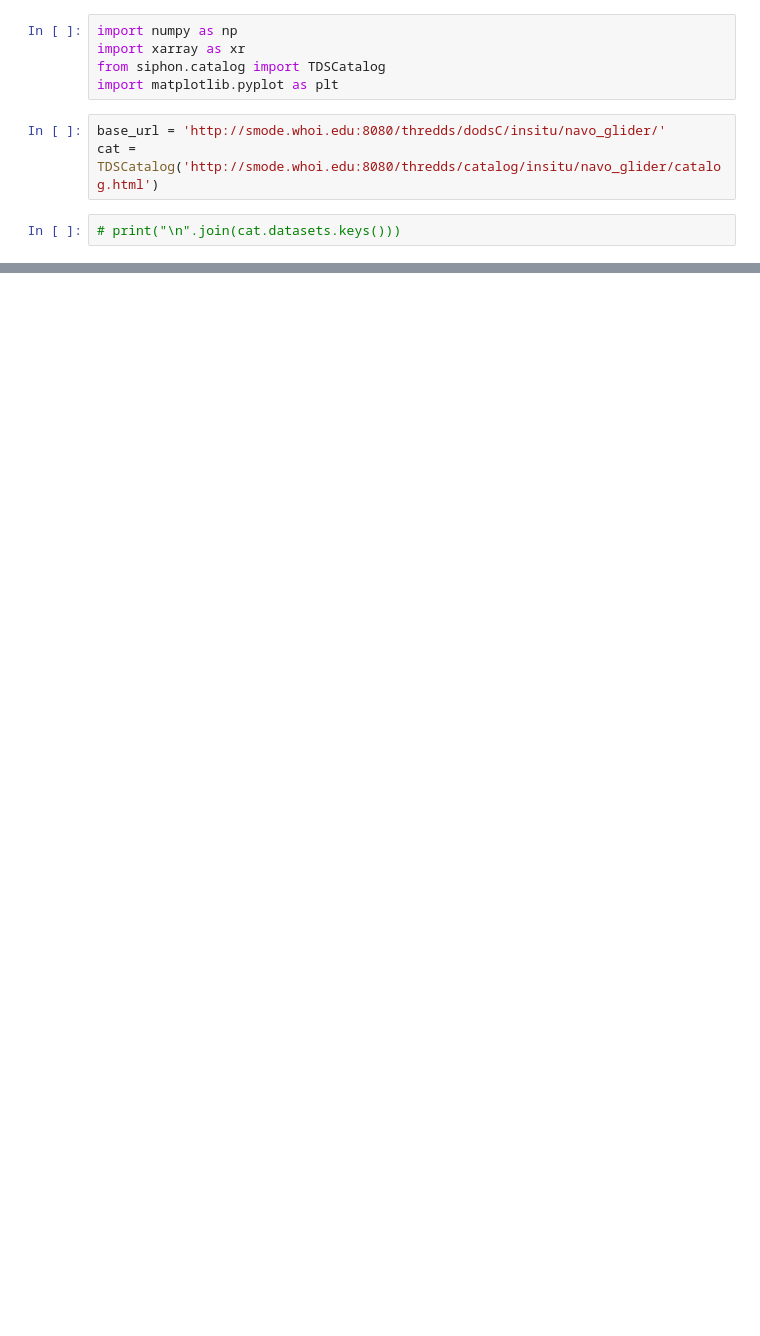
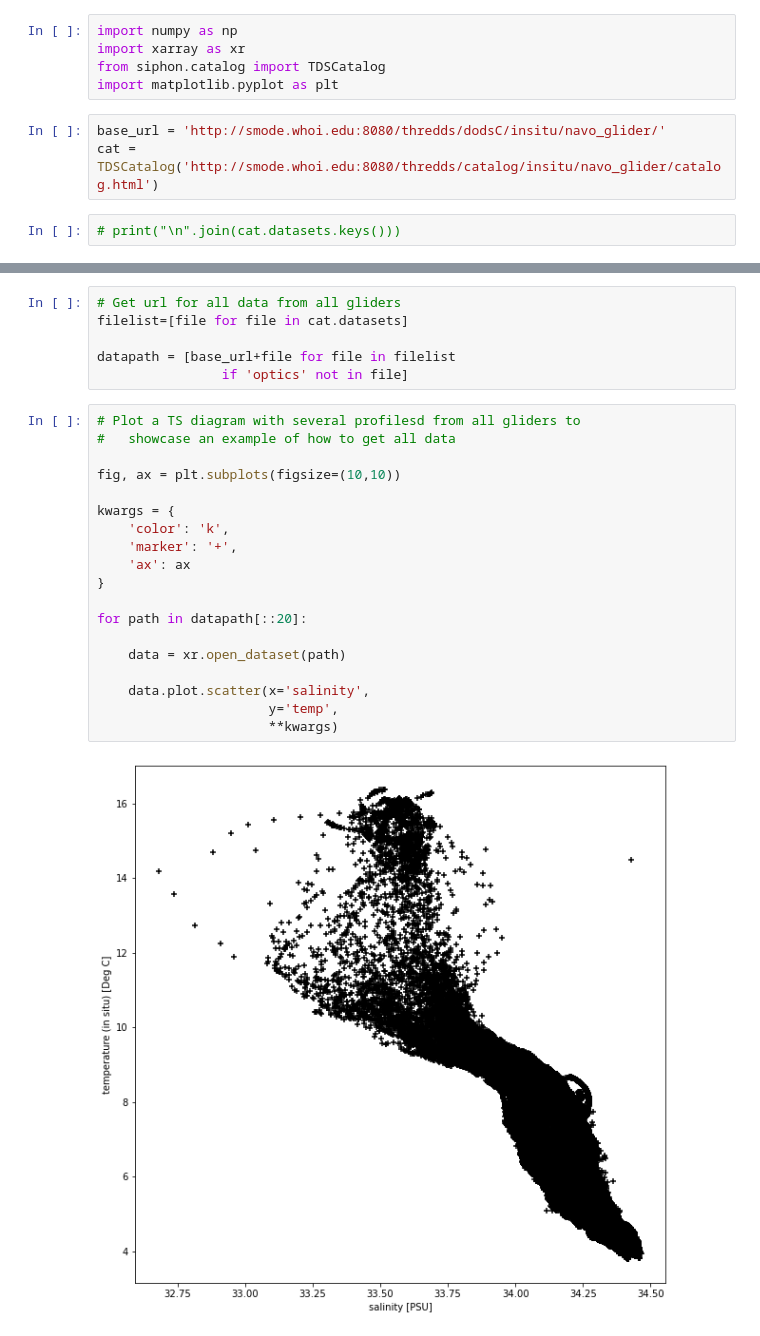
Before and after one commit to NASA-SMODE/DataRetrieval, a Jupyter notebook: GetNAVOGliderData.ipynb, the cells around one changed output, grey strips where cells are left out. Cells and saved outputs as stored; diff of their text form; blank space fills up the shorter version.

```diff
--- a/GetNAVOGliderData.ipynb
+++ b/GetNAVOGliderData.ipynb
@@ -179,0 +212,27 @@ time = np.array(time)
+# %%
+# Get url for all data from all gliders
+filelist=[file for file in cat.datasets]
+
+datapath = [base_url+file for file in filelist
+                if 'optics' not in file]
+# %%
+# Plot a TS diagram with several profilesd from all gliders to
+#   showcase an example of how to get all data
+
+fig, ax = plt.subplots(figsize=(10,10))
+
+kwargs = {
+    'color': 'k',
+    'marker': '+',
+    'ax': ax
+}
+
+for path in datapath[::20]:
+
+    data = xr.open_dataset(path)
+
+    data.plot.scatter(x='salinity',
+                      y='temp',
+                      **kwargs)
+# %% [output]
+[figure, added]
```
Also changed, not shown: parts of 24 cells of this notebook.
